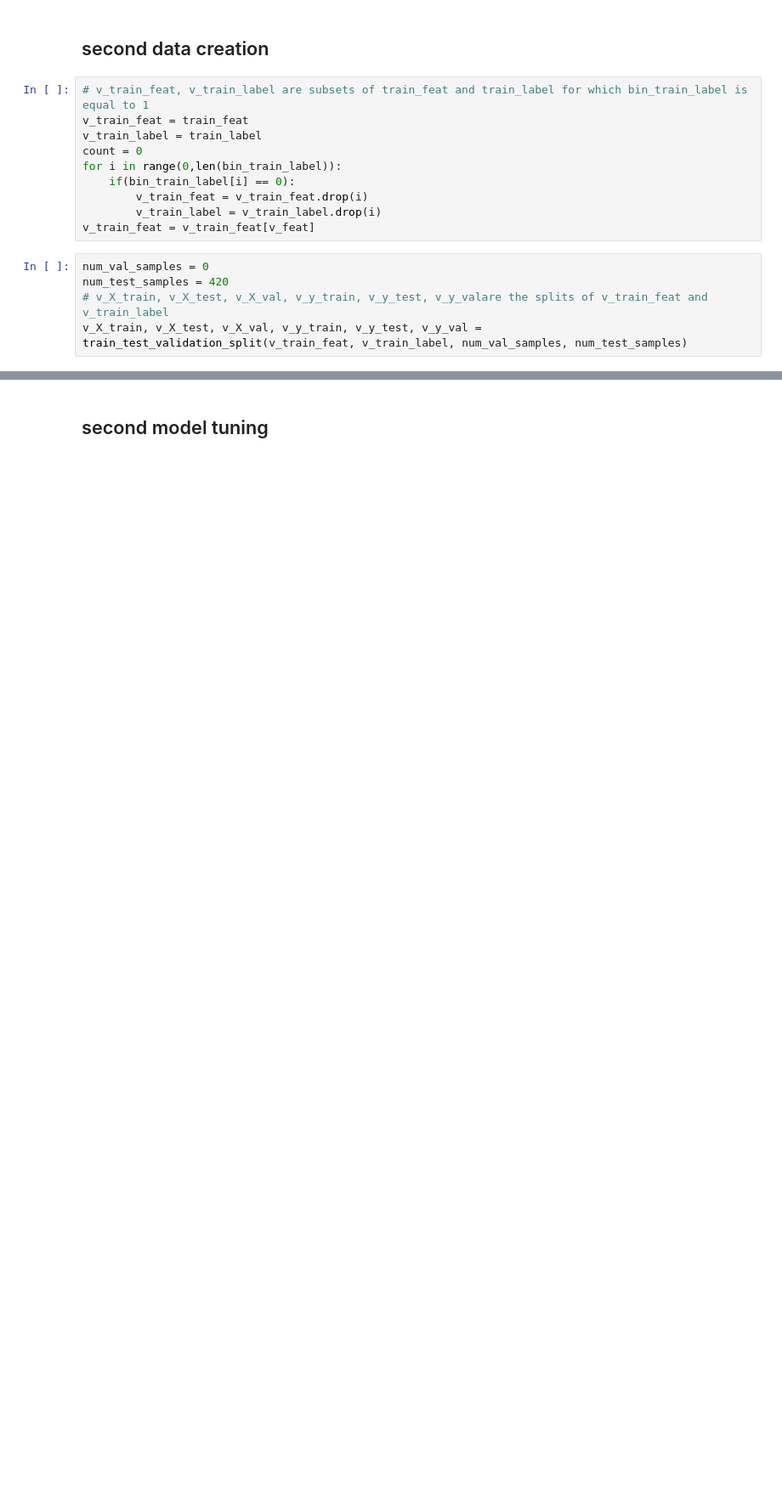
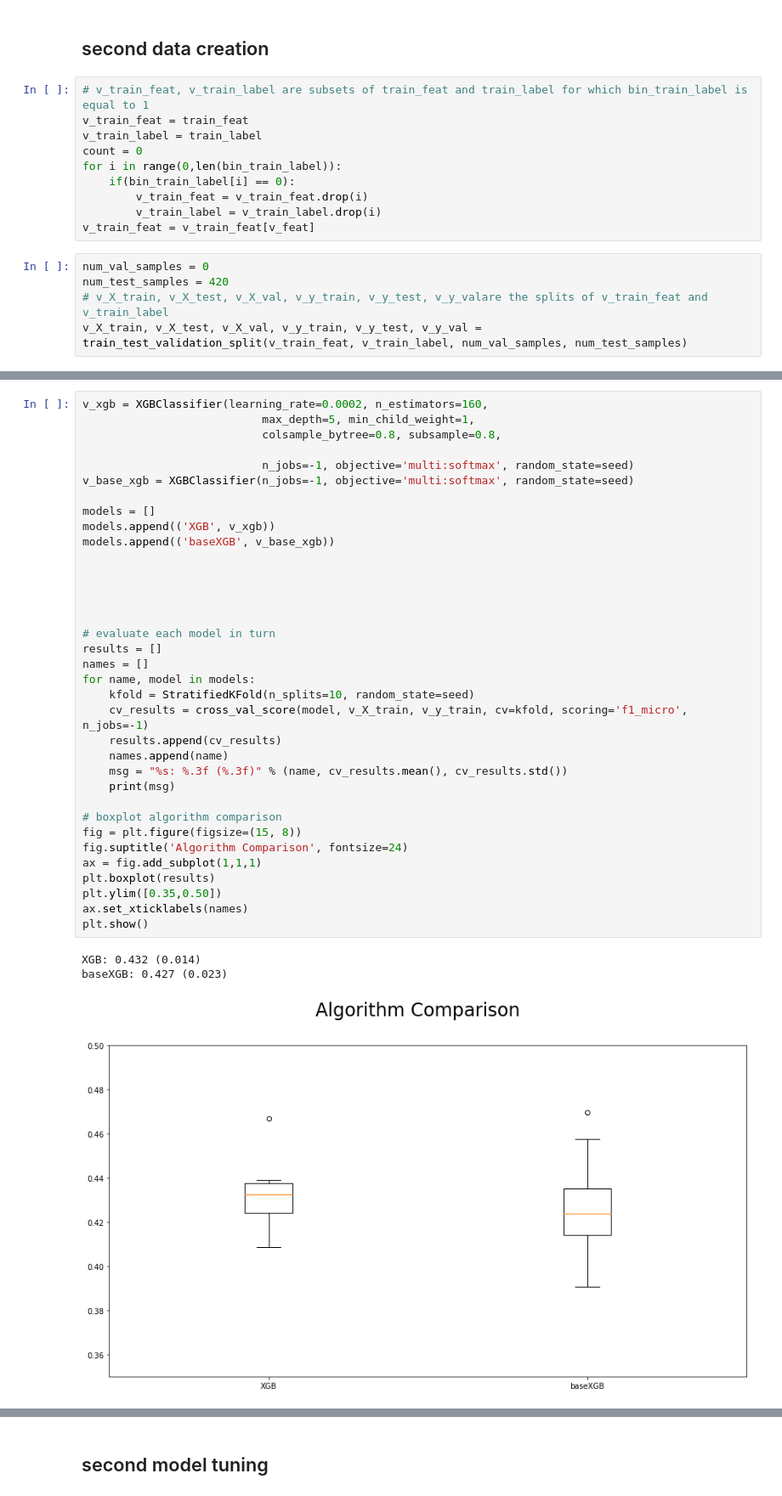
Before and after one commit to EugenioTL/Vodafone_Challenge, a Jupyter notebook: Eugenio/Prova doppia classification.ipynb, the cells around one changed output, grey strips where cells are left out. Shown at 85% size. Drawn from its saved outputs; the diff is of its cells as text; blank space fills up the shorter version.

```diff
--- a/Eugenio/Prova doppia classification.ipynb
+++ b/Eugenio/Prova doppia classification.ipynb
@@ -278,0 +330,39 @@ v_X_train, v_X_test, v_X_val, v_y_train, v_y_test, v_y_val = train_test_validati
+# %%
+v_xgb = XGBClassifier(learning_rate=0.0002, n_estimators=160,
+                           max_depth=5, min_child_weight=1,
+                           colsample_bytree=0.8, subsample=0.8,
+
+                           n_jobs=-1, objective='multi:softmax', random_state=seed)
+v_base_xgb = XGBClassifier(n_jobs=-1, objective='multi:softmax', random_state=seed)
+
+models = []
+models.append(('XGB', v_xgb))
+models.append(('baseXGB', v_base_xgb))
+
+
+
+
+
+# evaluate each model in turn
+results = []
+names = []
+for name, model in models:
+    kfold = StratifiedKFold(n_splits=10, random_state=seed)
+    cv_results = cross_val_score(model, v_X_train, v_y_train, cv=kfold, scoring='f1_micro', n_jobs=-1)
+    results.append(cv_results)
+    names.append(name)
+    msg = "%s: %.3f (%.3f)" % (name, cv_results.mean(), cv_results.std())
+    print(msg)
+
+# boxplot algorithm comparison
+fig = plt.figure(figsize=(15, 8))
+fig.suptitle('Algorithm Comparison', fontsize=24)
+ax = fig.add_subplot(1,1,1)
+plt.boxplot(results)
+plt.ylim([0.35,0.50])
+ax.set_xticklabels(names)
+plt.show()
+# %% [output]
+XGB: 0.432 (0.014)
+baseXGB: 0.427 (0.023)
+[figure, added]
```
Also changed, not shown: parts of 29 cells of this notebook, 2 other files.
